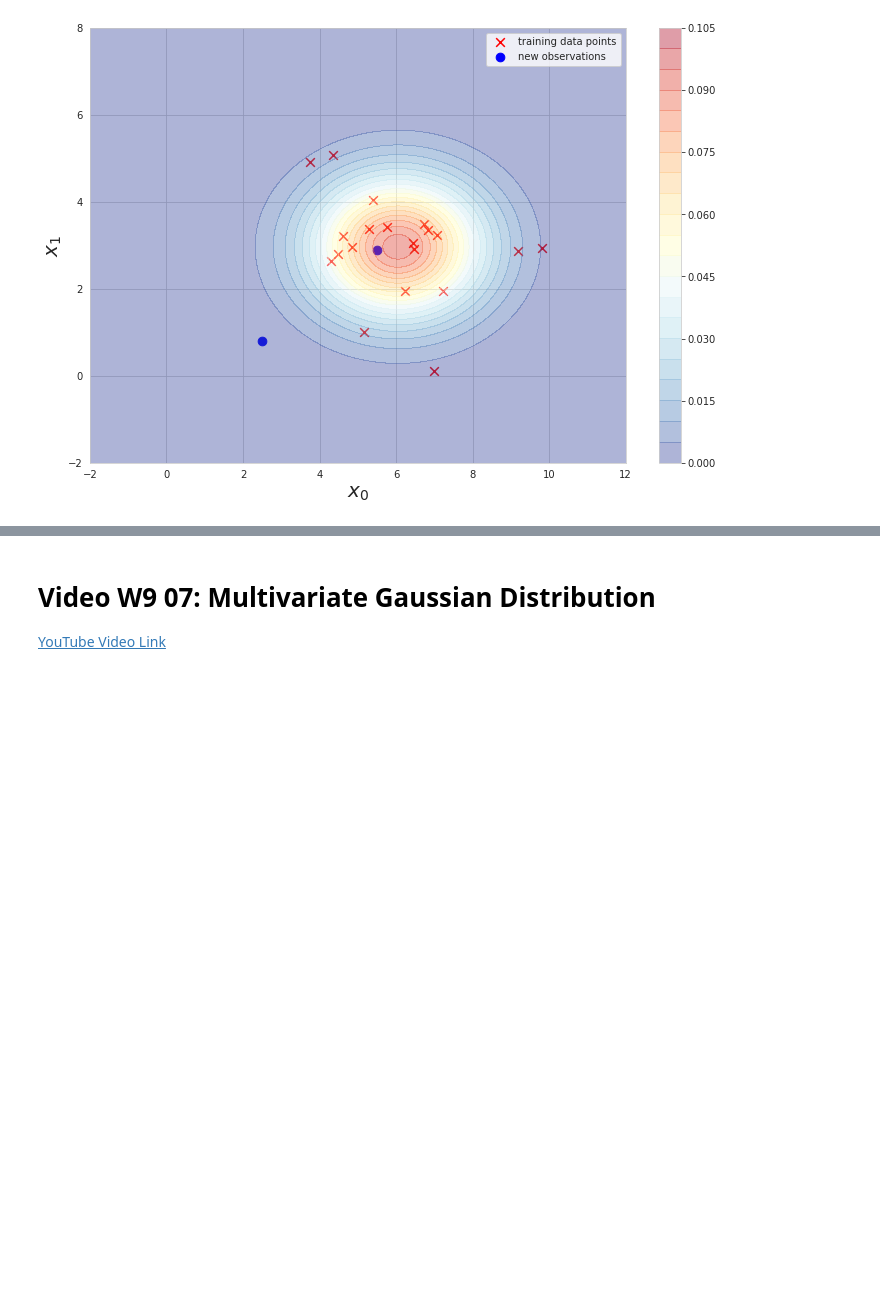
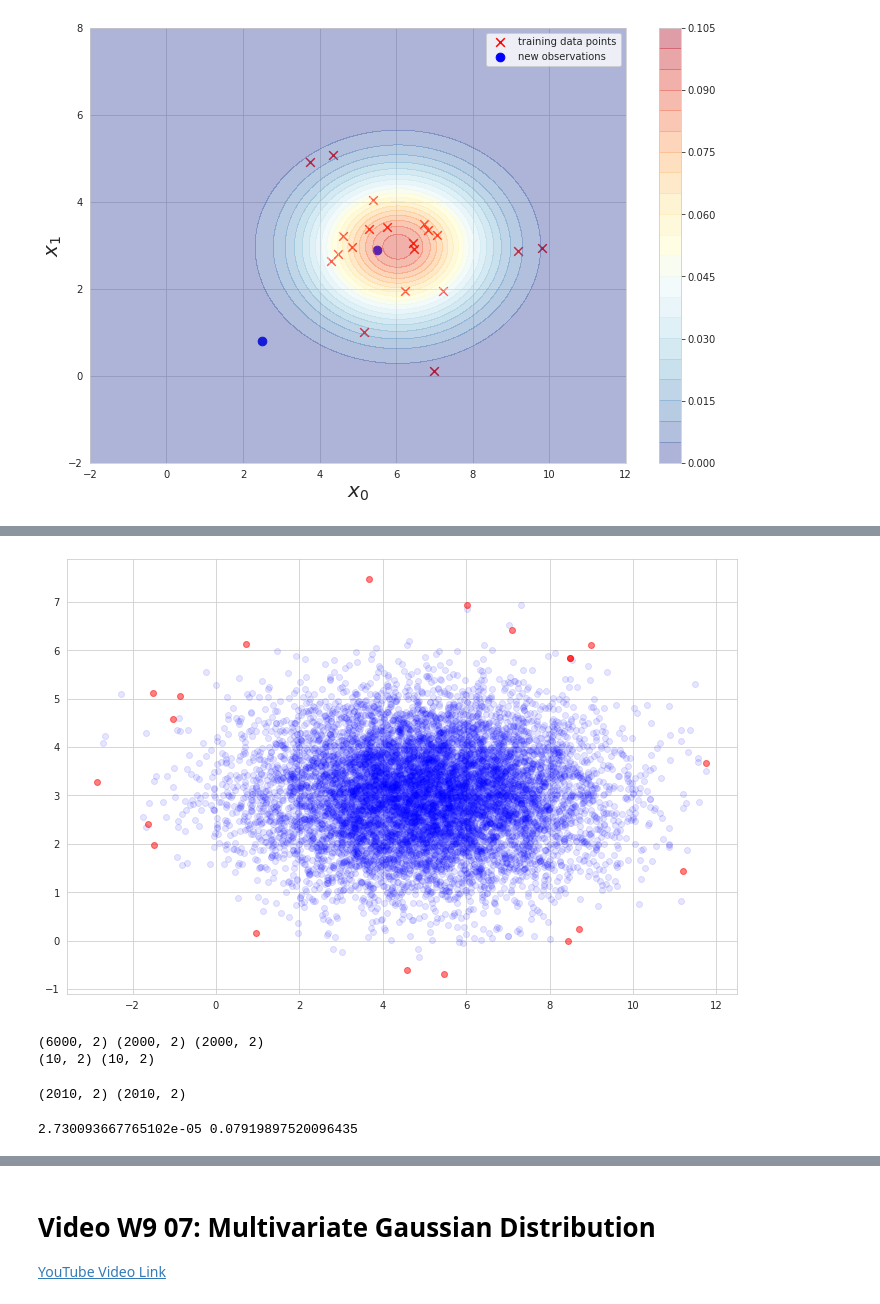
Before and after one commit to tgrasty/CSCI574-Machine-Learning, a Jupyter notebook: lectures/Lecture-13-Anomaly-Detection.ipynb, the cells around one changed output, grey strips where cells are left out. Saved outputs shown, nothing was run; the diff lists cells and outputs as text; code cells hidden in the pictures; blank space fills up the shorter version.

Commit message:
Add more discussion for anomaly detection.  Added examples of evaluating using precision and recall.

```diff
--- a/lectures/Lecture-13-Anomaly-Detection.ipynb
+++ b/lectures/Lecture-13-Anomaly-Detection.ipynb
@@ -477,0 +528,36 @@ plt.colorbar();
+# %%
+# need to calculate the density estimate, so we can choose some values at random to be the anomalies
+# get parameter estimates
+mu_estimate = np.mean(x, axis=0)
+sigma_estimate = np.std(x, axis=0)
+print(mu_estimate, sigma_estimate)
+
+# compute density estimate
+p = scipy.stats.norm.pdf(x, loc=mu_estimate, scale=sigma_estimate)
+p = np.prod(p, axis=1)
+print(p.min(), p.max())
+
+# determine the value for the 50 lowest scores, so we can randomly choose 20 of these 50 as anomalies
+p_sorted = np.copy(p)
+p_sorted.sort()
+candidate_cutoff = p_sorted[50]
+print(candidate_cutoff)
+print(np.sum(p < candidate_cutoff))
+
+# find indexes of the 50 candidates in original data
+candidate_indexes = np.where(p < candidate_cutoff)[0]
+print(candidate_indexes)
+
+# randomly choose 20 of the candidate indexes to be anomalies
+anomaly_indexes = np.random.choice(candidate_indexes, 20)
+print(anomaly_indexes)
+
+# extract these items for anomalies, and remove them from the training set x
+x_anomalies = np.copy(x[anomaly_indexes])
+print(x_anomalies.shape)
+
+# bug? not sure why we end up with 10001 here, but none of the items
+# removed appear to be in x so?
+x = np.delete(x, anomaly_indexes, axis=0)
+x = x[:10000,:]
+print(x.shape)
@@ -477,0 +577,42 @@ plt.colorbar();
+# %%
+# visualize the points and anomalies
+plt.plot(x[:,0], x[:,1], 'bo', alpha=0.1);
+plt.plot(x_anomalies[:,0], x_anomalies[:,1], 'ro', alpha=0.5);
+# %% [output]
+[figure, added]
+# %%
+# we will split into train, cv and test sets as shown in the video
+x_train = x[:6000, :]
+x_cv = x[6000:8000, :]
+x_test = x[8000:, :]
+print(x_train.shape, x_cv.shape, x_test.shape)
+
+x_anomalies_cv = x_anomalies[:10, :]
+x_anomalies_test = x_anomalies[10:, :]
+print(x_anomalies_cv.shape, x_anomalies_test.shape)
+# %% [output]
+(6000, 2) (2000, 2) (2000, 2)
+(10, 2) (10, 2)
+# %%
+# put the anomalies into the cv and test, and create a y labels for each
+x_cv = np.concatenate((x_cv, x_anomalies_cv), axis=0)
+x_test = np.concatenate((x_test, x_anomalies_test), axis=0)
+print(x_cv.shape, x_test.shape)
+
+# create y bales, to make it easier to calculate evaluation metrics
+m, n = x_cv.shape
+y_cv = np.zeros(m)
+y_cv[2000:] = 1
+
+m, n = x_test.shape
+y_test = np.zeros(m)
+y_test[2000:] = 1
+# %% [output]
+(2010, 2) (2010, 2)
+# %%
+# retrain the density estimation only on the "normal" 6000 training items
+p = scipy.stats.norm.pdf(x_train, loc=mu_estimate, scale=sigma_estimate)
+p = np.prod(p, axis=1)
+print(p.min(), p.max())
+# %% [output]
+2.730093667765102e-05 0.07919897520096435
```
Also changed, not shown: parts of 24 cells of this notebook.
